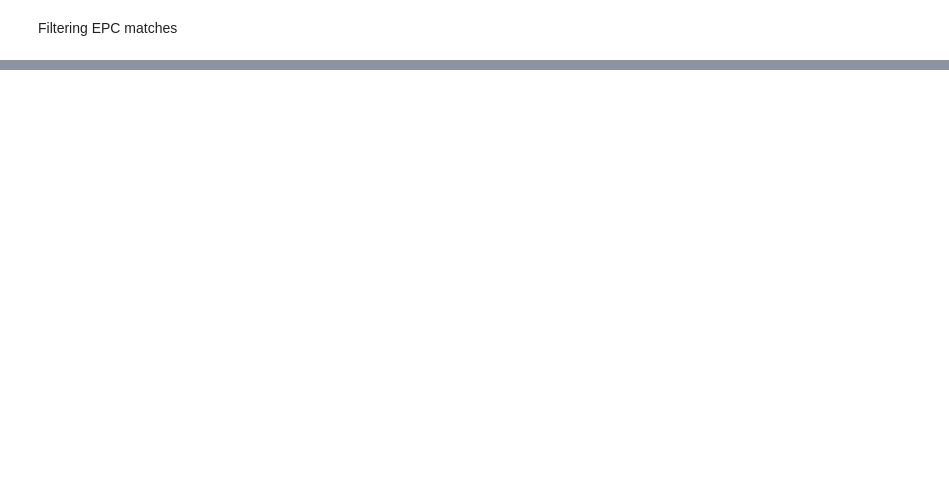
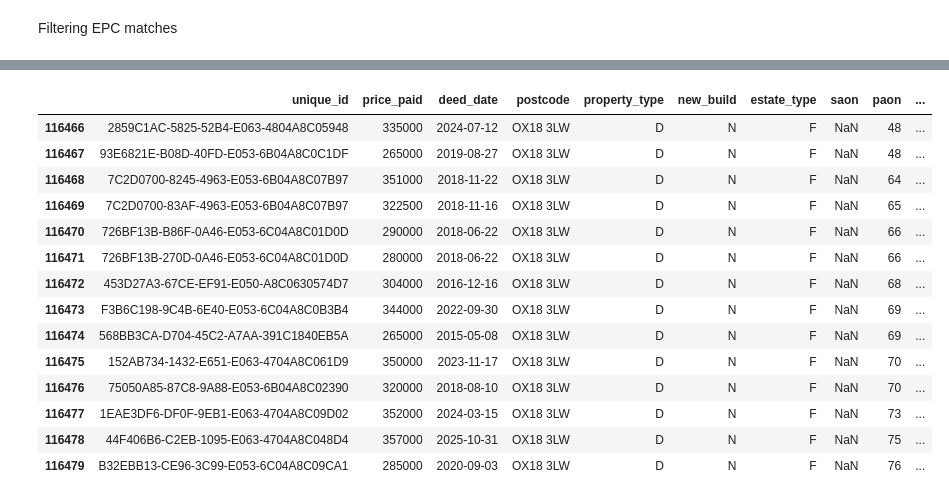
Before and after one commit to TomSCarter/land-registry-cleaning-pipeline, a Jupyter notebook: notebooks/part_2_regex_parsing.ipynb, the cells around one changed output, grey strips where cells are left out. Saved outputs shown, nothing was run; the diff lists cells and outputs as text; code cells hidden in the pictures; blank space fills up the shorter version.

```diff
--- a/notebooks/part_2_regex_parsing.ipynb
+++ b/notebooks/part_2_regex_parsing.ipynb
@@ -316,7 +316,7 @@ print(first_join.sort_index(axis=1).sample(20))
 #### Second join
 # %%
 epc_address_cols = ['address1', 'address2', 'address3', 'postcode']
-pp_address_cols = ['paon', 'saon', 'street', 'locality']
+pp_address_cols = ['paon', 'saon', 'street', 'locality', 'postcode']
 
 print(f"Commas replaced in epc:\n{epc[epc_address_cols].apply(lambda col: col.str.count(',')).sum()}")
 print(f"Commas replaced in pp:\n{pp[pp_address_cols].apply(lambda col: col.str.count(',')).sum()}")
@@ -356,0 +433,18 @@ Filtering EPC matches
+# %%
+pp[(pp['postcode'] == 'OX18 3LW')]
+# %% [output]
+|  | unique_id | price_paid | deed_date | postcode | property_type | new_build | estate_type | saon | paon | ... |
+| 116466 | 2859C1AC-5825-52B4-E063-4804A8C05948 | 335000 | 2024-07-12 | OX18 3LW | D | N | F | NaN | 48 | ... |
+| 116467 | 93E6821E-B08D-40FD-E053-6B04A8C0C1DF | 265000 | 2019-08-27 | OX18 3LW | D | N | F | NaN | 48 | ... |
+| 116468 | 7C2D0700-8245-4963-E053-6B04A8C07B97 | 351000 | 2018-11-22 | OX18 3LW | D | N | F | NaN | 64 | ... |
+| 116469 | 7C2D0700-83AF-4963-E053-6B04A8C07B97 | 322500 | 2018-11-16 | OX18 3LW | D | N | F | NaN | 65 | ... |
+| 116470 | 726BF13B-B86F-0A46-E053-6C04A8C01D0D | 290000 | 2018-06-22 | OX18 3LW | D | N | F | NaN | 66 | ... |
+| 116471 | 726BF13B-270D-0A46-E053-6C04A8C01D0D | 280000 | 2018-06-22 | OX18 3LW | D | N | F | NaN | 66 | ... |
+| 116472 | 453D27A3-67CE-EF91-E050-A8C0630574D7 | 304000 | 2016-12-16 | OX18 3LW | D | N | F | NaN | 68 | ... |
+| 116473 | F3B6C198-9C4B-6E40-E053-6C04A8C0B3B4 | 344000 | 2022-09-30 | OX18 3LW | D | N | F | NaN | 69 | ... |
+| 116474 | 568BB3CA-D704-45C2-A7AA-391C1840EB5A | 265000 | 2015-05-08 | OX18 3LW | D | N | F | NaN | 69 | ... |
+| 116475 | 152AB734-1432-E651-E063-4704A8C061D9 | 350000 | 2023-11-17 | OX18 3LW | D | N | F | NaN | 70 | ... |
+| 116476 | 75050A85-87C8-9A88-E053-6B04A8C02390 | 320000 | 2018-08-10 | OX18 3LW | D | N | F | NaN | 70 | ... |
+| 116477 | 1EAE3DF6-DF0F-9EB1-E063-4704A8C09D02 | 352000 | 2024-03-15 | OX18 3LW | D | N | F | NaN | 73 | ... |
+| 116478 | 44F406B6-C2EB-1095-E063-4704A8C048D4 | 357000 | 2025-10-31 | OX18 3LW | D | N | F | NaN | 75 | ... |
+| 116479 | B32EBB13-CE96-3C99-E053-6C04A8C09CA1 | 285000 | 2020-09-03 | OX18 3LW | D | N | F | NaN | 76 | ... |
```
Also changed, not shown: parts of 38 cells of this notebook, 1 other file.
